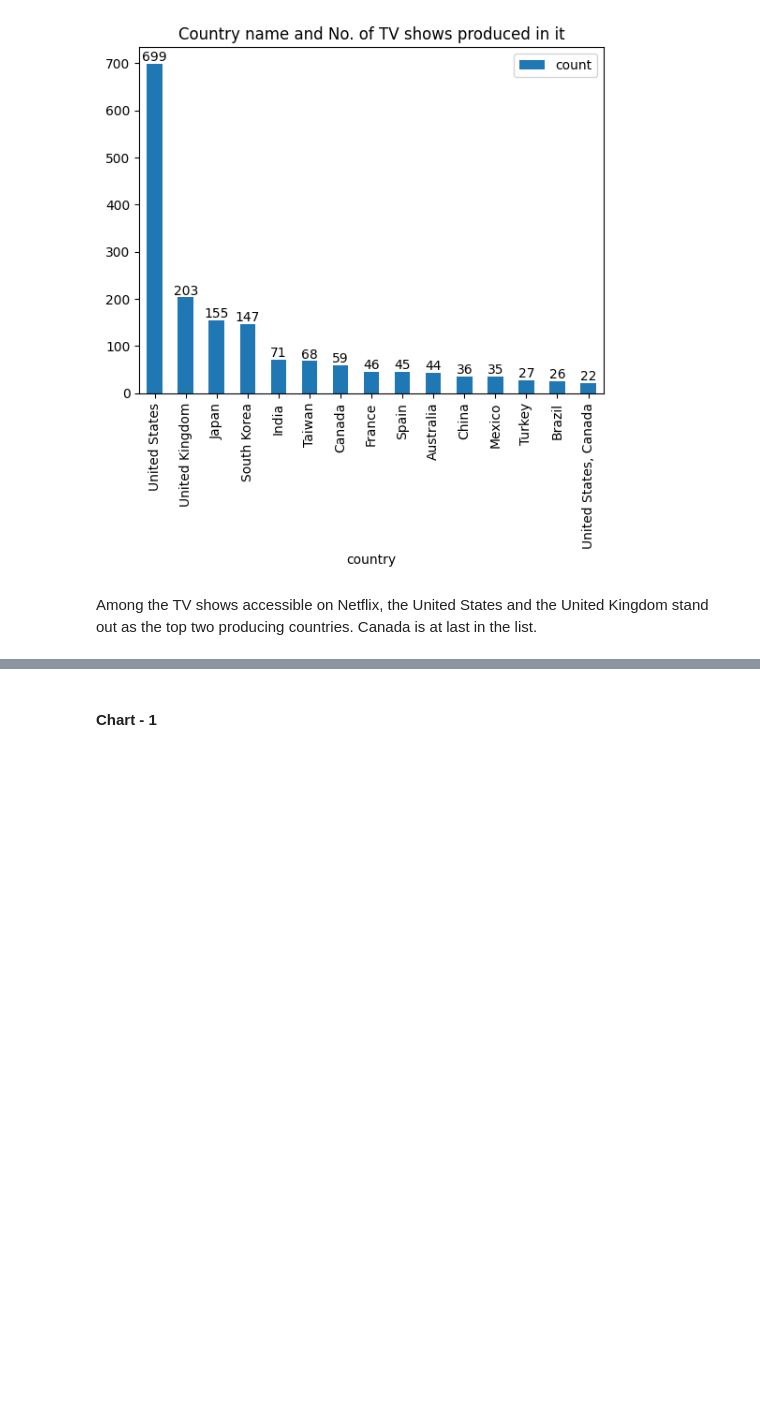
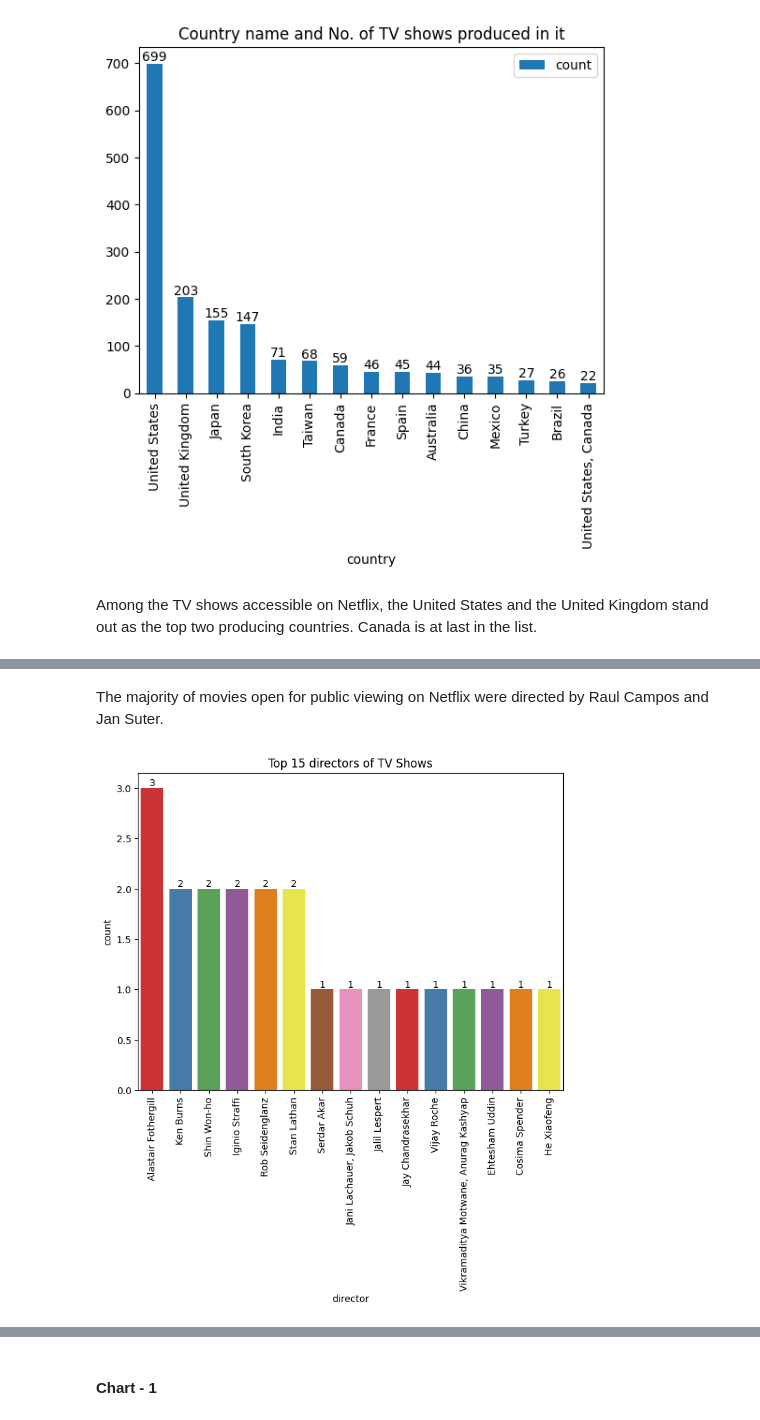
Before and after one commit to KiranKokateGitHub/Netflix-Movies-and-TV-Shows-Clustering_UnsupervisedML, a Jupyter notebook: Kiran_unsupervisedML.ipynb, the cells around one changed output, grey strips where cells are left out. Saved outputs shown, nothing was run; the diff lists cells and outputs as text; code cells hidden in the pictures; blank space fills up the shorter version.

```diff
--- a/Kiran_unsupervisedML.ipynb
+++ b/Kiran_unsupervisedML.ipynb
@@ -745,0 +765,20 @@ Among the TV shows accessible on Netflix, the United States and the United Kingd
+# %% [markdown]
+The majority of movies open for public viewing on Netflix were directed by Raul Campos and Jan Suter.
+# %%
+# let's find the top directors of the TV Shows.
+
+tvdf = tvdf[tvdf['director'] != 'Director Unavailable']
+
+# Set the size of plot
+plt.figure(figsize=(8,6))
+
+# Let's plot the count plot top 15 directors of TV Shows.
+ax = sns.countplot(x=tvdf['director'], order=tvdf.director.value_counts().index[:15],palette='Set1')
+
+ax.bar_label(ax.containers[0])
+plt.xticks(rotation=90)
+plt.title('Top 15 directors of TV Shows')
+
+plt.show()
+# %% [output]
+[figure, added]
```
Also changed, not shown: parts of 9 cells of this notebook.
